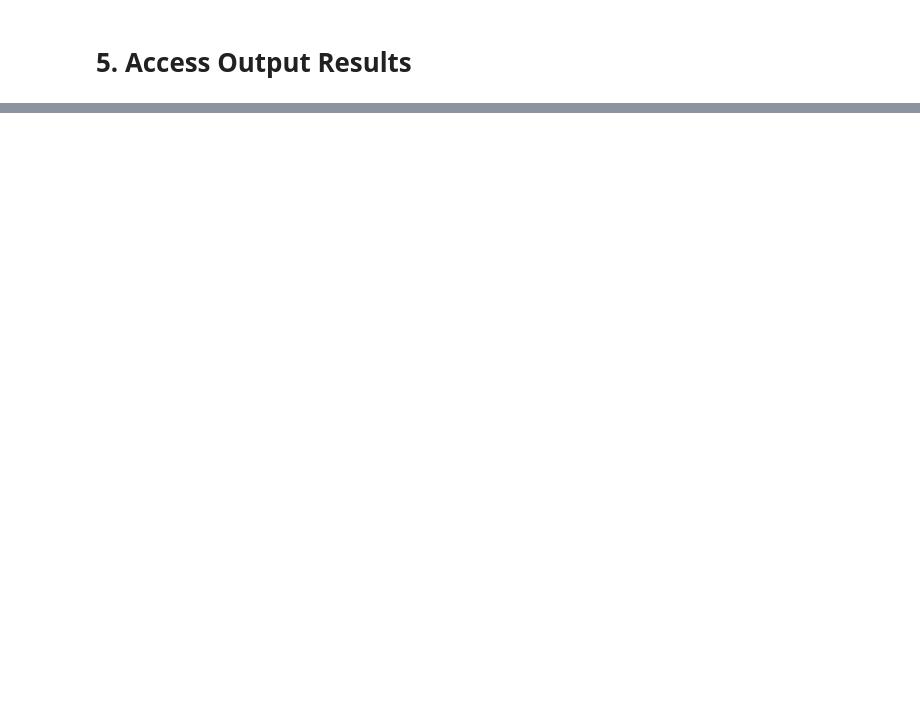
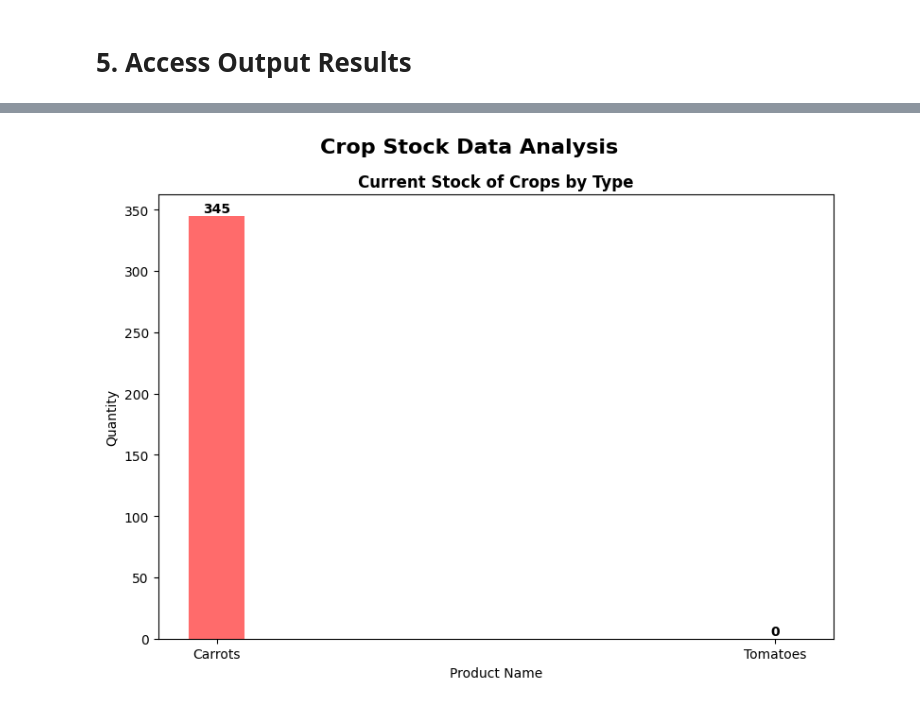
Before and after one commit to OpenMined/datasets, a Jupyter notebook: enclave/organic-coop/DS-NDL-E2E.ipynb, the cells around one changed output, grey strips where cells are left out. Cells and saved outputs as stored; diff of their text form; code cells hidden in the pictures; blank space fills up the shorter version.

Commit message:
update notebook with modular graphs

```diff
--- a/enclave/organic-coop/DS-NDL-E2E.ipynb
+++ b/enclave/organic-coop/DS-NDL-E2E.ipynb
@@ -7,8 +9,7 @@ from syft_rds import init_session
 from syft_core import Client
 # %%
 DATA_OWNERS = [
-            "do-1-oc@openmined.org",
-            "do-2-oc@openmined.org",
+            "<DO1_EMAIL>"
               ]
 DATA_SCIENTIST = [ Client.load().email ]
 # %%
@@ -93,10 +124,16 @@ Before submitting the code for review, Treasury can test their analysis against
 # Test against mock of all datasets
 
 import subprocess, tempfile, os
+from IPython.display import display
 
 with tempfile.TemporaryDirectory() as temp_dir:
     env = os.environ.copy()
     env.update({'DATA_DIR': ",".join([ str(dataset.get_mock_path()) for dataset in datasets]), 'OUTPUT_DIR': temp_dir})
 
     result = subprocess.run(["python", str(code_file_path)], env=env, capture_output=True, text=True)
-    print(result.stdout)
+
+    output_csv_path = Path(temp_dir) / "output.csv"
+    df = pd.read_csv(output_csv_path)
+    print("\n")
+    display(df)
+    print("\n\n")
@@ -161,2 +277,46 @@ proj_res_path = proj_res.output(block=True)
 # %%
-output_file_path = proj_res_path / "output.txt"
+import pandas as pd
+import matplotlib.pyplot as plt
+from pathlib import Path
+import numpy as np
+
+# Set the path to the output.csv
+output_csv_path = proj_res_path / "output.csv"
+
+# Set up the plotting style
+plt.style.use('default')
+fig, ax = plt.subplots(figsize=(8, 6))
+fig.suptitle('Crop Stock Data Analysis', fontsize=16, fontweight='bold')
+
+# Load data
+if output_csv_path.exists():
+    df = pd.read_csv(output_csv_path)
+
+    # Positions for bars
+    x = np.arange(len(df))  # [0, 1, 2, ...]
+    width = 0.1
+
+    # Plot bars with fixed width and controlled spacing
+    bars = ax.bar(x, df["Quantity"], width=width, color=['#FF6B6B', '#4ECDC4'])
+
+    ax.set_title('Current Stock of Crops by Type', fontweight='bold')
+    ax.set_xlabel('Product Name')
+    ax.set_ylabel('Quantity')
+
+    # Set x-ticks to product names
+    ax.set_xticks(x)
+    ax.set_xticklabels(df["Product name"])
+    ax.tick_params(axis='x', rotation=0)
+
+    # Add value labels
+    for bar in bars:
+        height = bar.get_height()
+        ax.text(bar.get_x() + bar.get_width() / 2., height + 0.5,
+                f'{int(height)}', ha='center', va='bottom', fontweight='bold')
+
+    plt.tight_layout()
+    plt.show()
+else:
+    print("No crop stock data available to visualize.")
+# %% [output]
+[figure, added]
```
Also changed, not shown: parts of 15 cells of this notebook.
